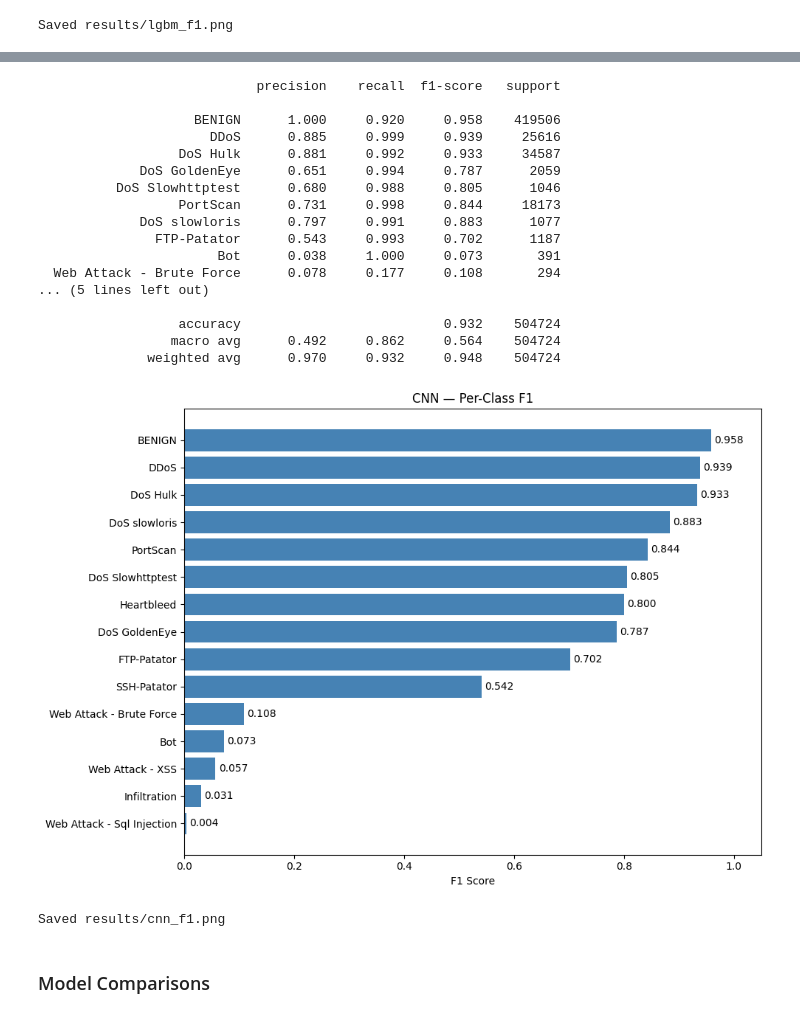
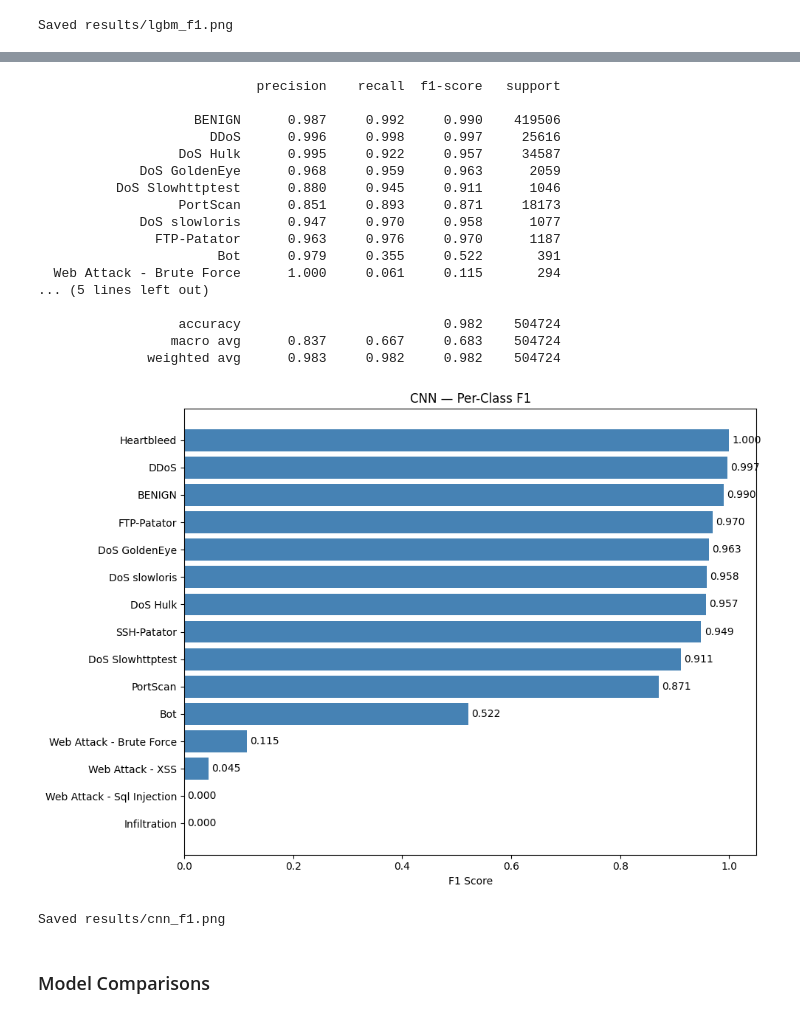
Before and after one commit to levipare/cs3540-final, a Jupyter notebook: results.ipynb, the cells around one changed output, grey strips where cells are left out. Drawn from its saved outputs; the diff is of its cells as text; code cells hidden in the pictures.

```diff
--- a/results.ipynb
+++ b/results.ipynb
@@ -312,9 +342,9 @@ Saved results/lgbm_f1.png
 from src.models.mlp import train_mlp_classifier, predict_labels as mlp_predict
 
 mlp_artifacts = train_mlp_classifier(
-	X_resampled,
-	y_resampled,
-	X_valid=X_val,
+	X_fit_pca,
+	y_fit,
+	X_valid=X_val_pca,
 	y_valid=y_val,
 	epochs=30,
 	batch_size=256,
@@ -410,0 +502,22 @@ Saved results/mlp_f1.png
+# %%
+# mlp evaluation
+mlp_result = evaluate_model_predictions("MLP", y_test, mlp_predict(mlp_artifacts, X_test))
+save_classification_report(mlp_result, RESULTS / "mlp_report.txt")
+
+mlp_report_dict = mlp_result.classification_report_df.fillna(0).to_dict(orient="index")
+(RESULTS / "mlp_report.json").write_text(json.dumps(mlp_report_dict))
+
+# save keras model seperately since it can't be pickled
+mlp_artifacts.model.save(RESULTS / "mlp_model.keras")
+with open(RESULTS / "mlp_scaler.pkl", "wb") as f:
+	pickle.dump(mlp_artifacts.scaler, f)
+with open(RESULTS / "mlp_encoder.pkl", "wb") as f:
+	pickle.dump(mlp_artifacts.label_encoder, f)
+
+print(mlp_result.classification_report_text)
+
+save_f1_chart(
+	mlp_report_dict,
+	title="MLP - Per-Class F1",
+	save_path=str(RESULTS / "mlp_f1.png")
+)
@@ -414,17 +547,20 @@ Saved results/mlp_f1.png
 
 from src.models.cnn import train_cnn_classifier, predict_labels as cnn_predict
 
+
 cnn_artifacts = train_cnn_classifier(
-	X_resampled,
-	y_resampled,
-	X_valid=X_val,
+	X_fit_pca,
+	y_fit,
+	X_valid=X_val_pca,
 	y_valid=y_val,
 	epochs=30,
 	batch_size=128,
 	early_stopping_patience=10,
-	class_weight="balanced",
 	learning_rate=1e-3,
-	verbose=1
+	verbose=1,
+    conv_filters=(64,32),
+    dense_units=64,
+    dropout_rate=0.0
 )
 print("CNN training complete.")
 # %% [output]
@@ -448,42 +598,44 @@ CNN training complete.
 # %%
-cnn_result = evaluate_model_predictions("CNN", y_test, cnn_predict(cnn_artifacts, X_test))
+
+
+cnn_result = evaluate_model_predictions("CNN", y_test, cnn_predict(cnn_artifacts, X_test_pca))
 save_classification_report(cnn_result, RESULTS / "cnn_report.txt")
 
 cnn_report_dict = cnn_result.classification_report_df.fillna(0).to_dict(orient="index")
 (RESULTS / "cnn_report.json").write_text(json.dumps(cnn_report_dict))
 
 cnn_artifacts.model.save(RESULTS / "cnn_model.keras")
 with open(RESULTS / "cnn_scaler.pkl", "wb") as f:
     pickle.dump(cnn_artifacts.scaler, f)
 with open(RESULTS / "cnn_encoder.pkl", "wb") as f:
     pickle.dump(cnn_artifacts.label_encoder, f)
 
 print(cnn_result.classification_report_text)
 
 save_f1_chart(
     cnn_report_dict,
     title="CNN — Per-Class F1",
     save_path=str(RESULTS / "cnn_f1.png"),
 )
 # %% [output]
                             precision    recall  f1-score   support
 
-                    BENIGN      1.000     0.920     0.958    419506
-                      DDoS      0.885     0.999     0.939     25616
-                  DoS Hulk      0.881     0.992     0.933     34587
-             DoS GoldenEye      0.651     0.994     0.787      2059
-          DoS Slowhttptest      0.680     0.988     0.805      1046
-                  PortScan      0.731     0.998     0.844     18173
-             DoS slowloris      0.797     0.991     0.883      1077
-               FTP-Patator      0.543     0.993     0.702      1187
-                       Bot      0.038     1.000     0.073       391
-  Web Attack - Brute Force      0.078     0.177     0.108       294
+                    BENIGN      0.987     0.992     0.990    419506
+                      DDoS      0.996     0.998     0.997     25616
+                  DoS Hulk      0.995     0.922     0.957     34587
+             DoS GoldenEye      0.968     0.959     0.963      2059
+          DoS Slowhttptest      0.880     0.945     0.911      1046
+                  PortScan      0.851     0.893     0.871     18173
+             DoS slowloris      0.947     0.970     0.958      1077
+               FTP-Patator      0.963     0.976     0.970      1187
+                       Bot      0.979     0.355     0.522       391
+  Web Attack - Brute Force      1.000     0.061     0.115       294
 ... (5 lines left out)
 
-                  accuracy                          0.932    504724
-                 macro avg      0.492     0.862     0.564    504724
-              weighted avg      0.970     0.932     0.948    504724
+                  accuracy                          0.982    504724
+                 macro avg      0.837     0.667     0.683    504724
+              weighted avg      0.983     0.982     0.982    504724
-[figure, old version]
+[figure, new version]
 Saved results/cnn_f1.png
 # %% [markdown]
 ### Model Comparisons
```
Also changed, not shown: parts of 6 cells of this notebook, 3 other files.
